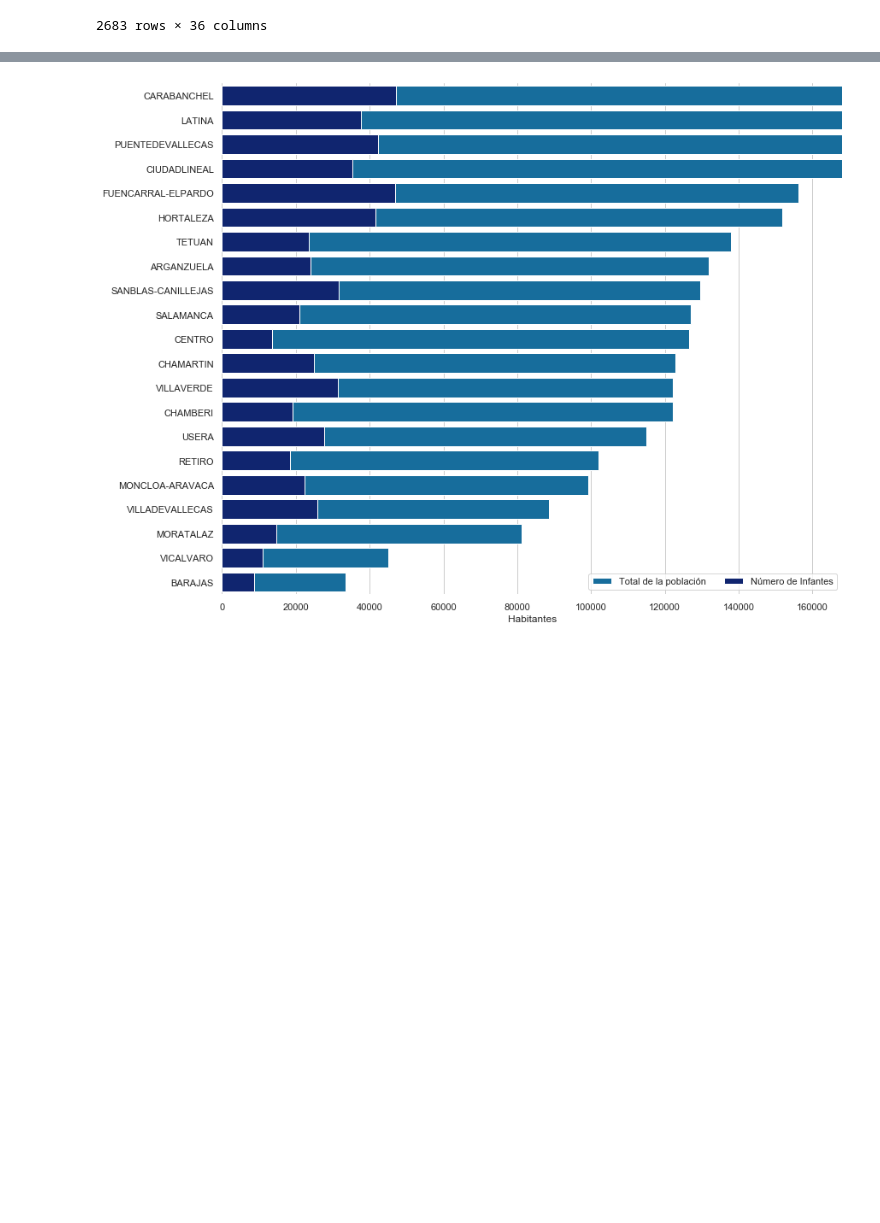
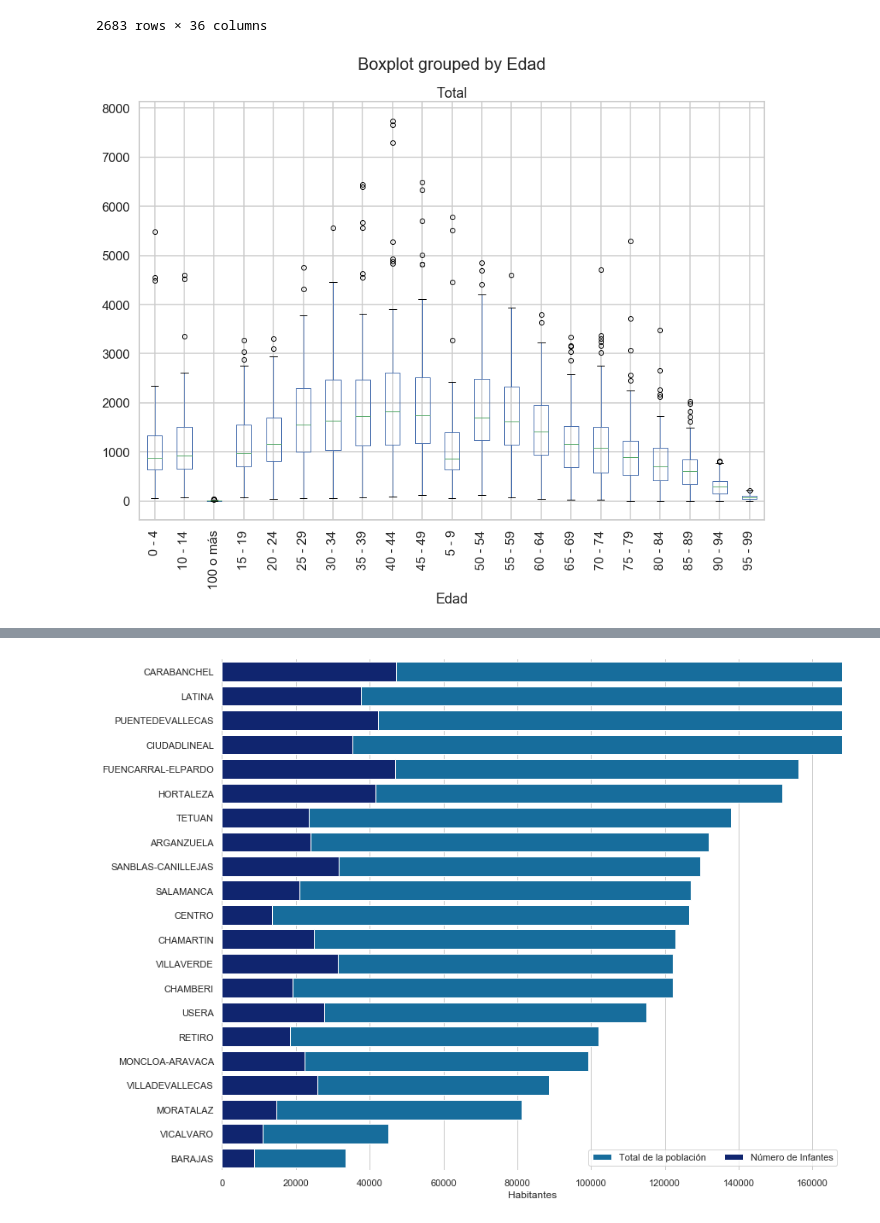
Before and after one commit to InmaLatorre/G3_ProyectoPython, a Jupyter notebook: main_fer.ipynb, the cells around one changed output, grey strips where cells are left out. Cells and saved outputs as stored; diff of their text form; code cells hidden in the pictures; blank space fills up the shorter version.

Commit message:
Diagrama de cajas

```diff
--- a/main_fer.ipynb
+++ b/main_fer.ipynb
@@ -157,6 +157,11 @@ work_table
 | 2681 | 2516.0 | TIMON | 3.0 | 8761.0 | 1636.0 | BARAJAS | 1.0 | 103.0 | 3.0 | ... |
 | 2682 | 2516.0 | TIMON | 3.0 | 8761.0 | 1636.0 | BARAJAS | 1.0 | 103.0 | 3.0 | ... |
 2683 rows × 36 columns
+# %%
+#Diagrama de cajas con los rangos de edad totales en Madrid, contando extranjeros y locales.
+out = work_table.boxplot('Total', by='Edad', rot=90)
+# %% [output]
+[figure, added]
 # %%
 # Selección de las personas de 20 a 34 años
 rangos_edades = pd.unique(work_table.Edad)
```
Also changed, not shown: parts of 5 cells of this notebook.
